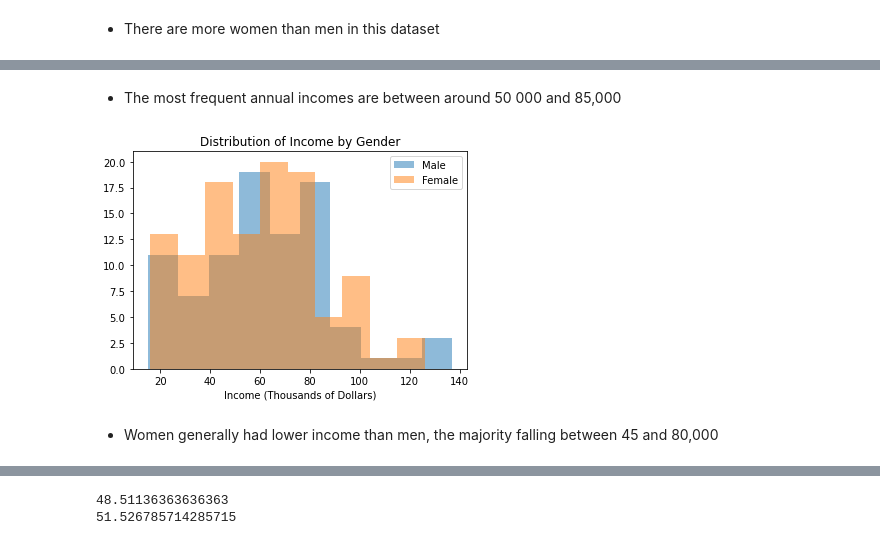
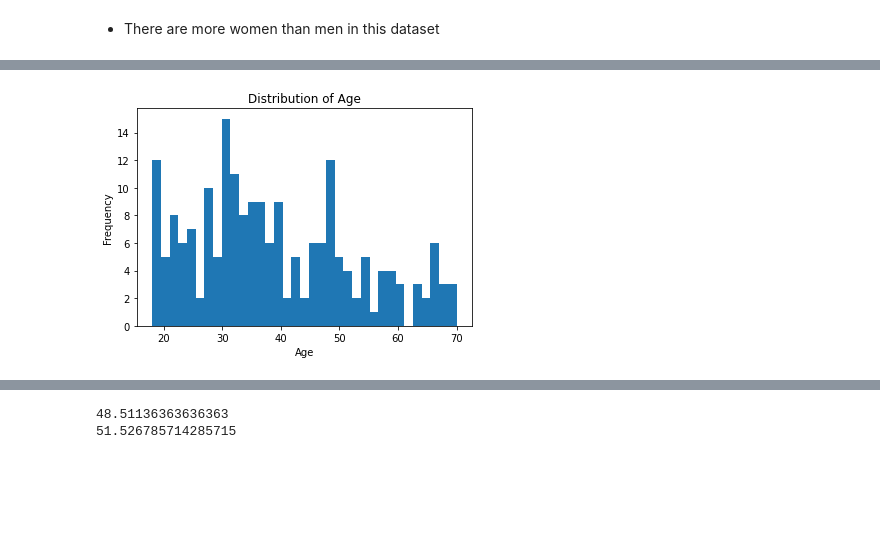
Before and after one commit to Katleho10/Mall-Customer-Segmentation, a Jupyter notebook: Mall_Customer_segmentation.ipynb, the cells around one changed output, grey strips where cells are left out. Cells and saved outputs as stored; diff of their text form; code cells hidden in the pictures; blank space fills up the shorter version.

```diff
--- a/Mall_Customer_segmentation.ipynb
+++ b/Mall_Customer_segmentation.ipynb
@@ -140,14 +129,13 @@ plt.xlabel('Thousands of Dollars');
-# %% [markdown]
-* The most frequent annual incomes are between around 50 000 and 85,000
-# %%
-
-# Histogram of income by gender
-plt.hist('Annual Income (k$)', data=df[df['Gender'] == 'Male'], alpha=0.5, label='Male');
-plt.hist('Annual Income (k$)', data=df[df['Gender'] == 'Female'], alpha=0.5, label='Female');
-plt.title('Distribution of Income by Gender');
-plt.xlabel('Income (Thousands of Dollars)');
-plt.legend();
-# %% [output]
-[figure, removed]
-# %% [markdown]
-* Women generally had lower income than men, the majority falling between 45 and 80,000
+# %%
+# Create the histogram showing age
+plt.hist(df['Age'], bins=35)
+
+# Add a title and labels
+plt.title('Distribution of Age')
+plt.xlabel('Age')
+plt.ylabel('Frequency')
+
+# Display the histogram
+plt.show()
+# %% [output]
+[figure, added]
```
Also changed, not shown: parts of 58 cells of this notebook.
